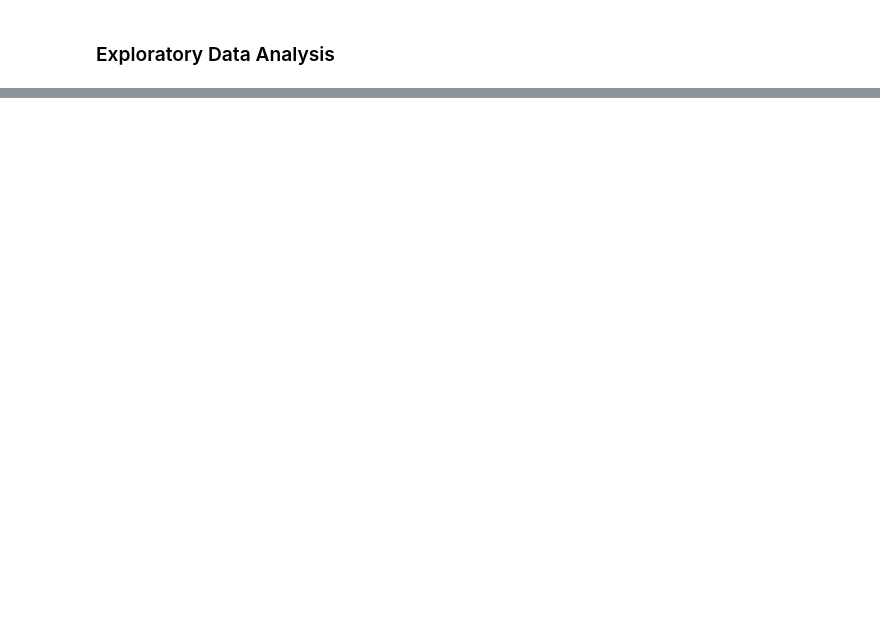
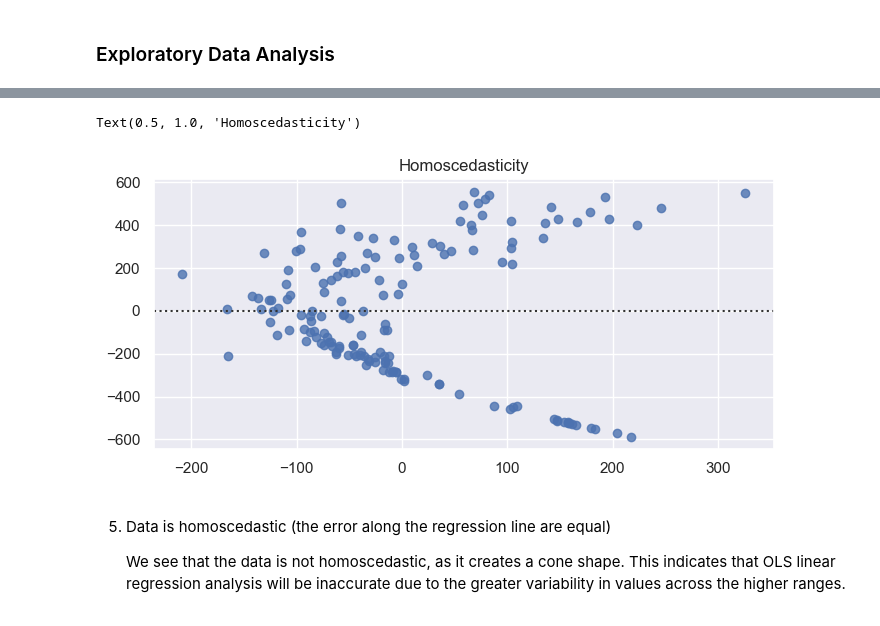
Before and after one commit to dandrea1/multivariable-regression-fish-weights, a Jupyter notebook: multivar_regression.ipynb, the cells around one changed output, grey strips where cells are left out. Saved outputs shown, nothing was run; the diff lists cells and outputs as text; code cells hidden in the pictures; blank space fills up the shorter version.

```diff
--- a/multivar_regression.ipynb
+++ b/multivar_regression.ipynb
@@ -45,0 +116,3 @@ R^2 and p-value  ANOVA
+# %%
+# Remove outliers from dataset
+fish_df = fish_df.drop([142,143,144])
@@ -45,0 +194,21 @@ R^2 and p-value  ANOVA
+# %%
+# Test for homoscedasticity
+import matplotlib.pyplot as plt
+
+# Homoscedasticity
+reg=ols('Weight~vertical_len+diagonal_len+cross_len+Height+Width', data=fish_df).fit()
+
+#Plot
+fig, ax=plt.subplots(figsize=(8,3.5))
+pred_val=reg.fittedvalues.copy()
+true_val=fish_df['Weight'].values.copy()
+resid = true_val-pred_val
+res = sns.residplot(resid,pred_val)
+plt.title("Homoscedasticity")
+# %% [output]
+Text(0.5, 1.0, 'Homoscedasticity')
+[figure, added]
+# %% [markdown]
+5. Data is homoscedastic (the error along the regression line are equal)
+
+    We see that the data is not homoscedastic, as it creates a cone shape. This indicates that OLS linear regression analysis will be inaccurate due to the greater variability in values across the higher ranges.
```
Also changed, not shown: parts of 37 cells of this notebook.
